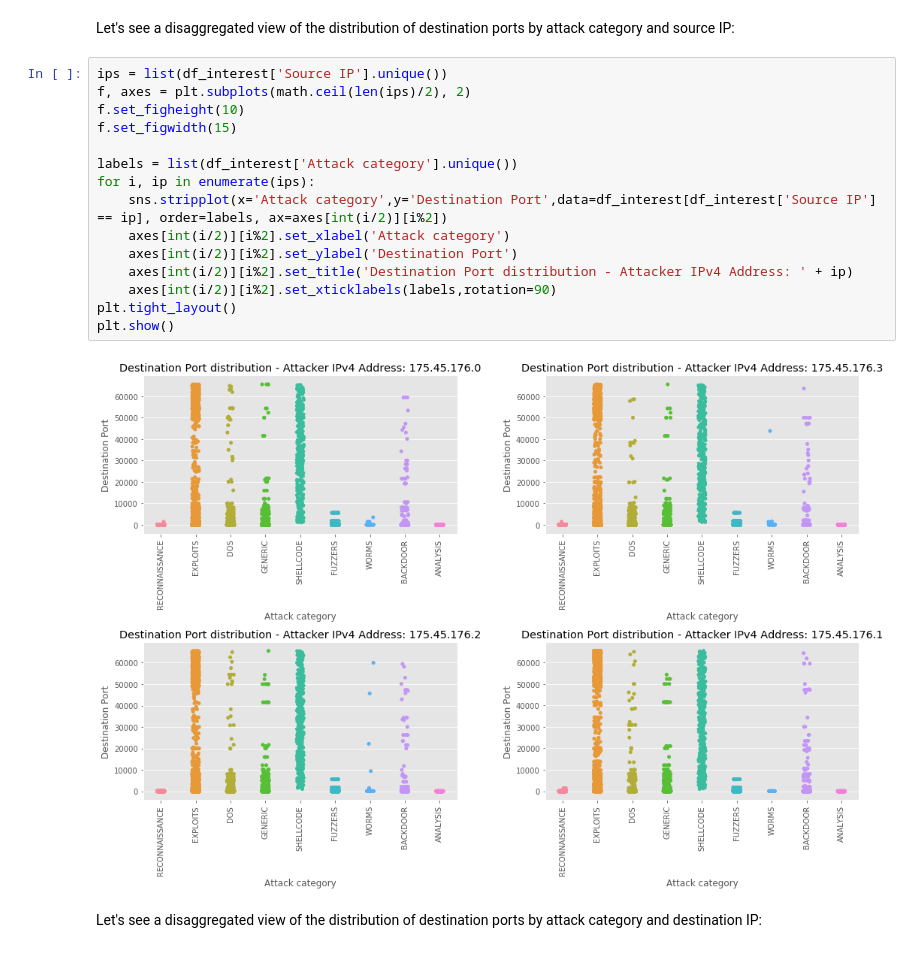
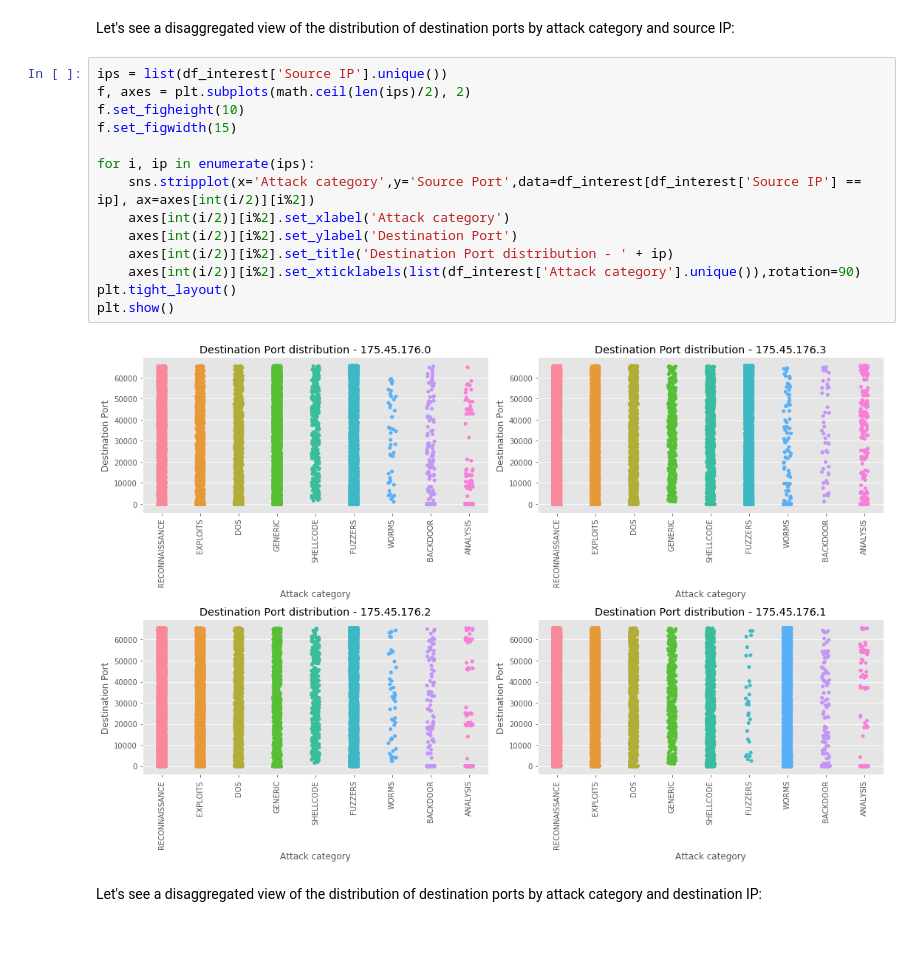
Before and after one commit to juliandariomirandacalle/DataScience_Cybersecurity, a Jupyter notebook: 01-EDA_Cyber_Attacks/W2_DS_Cybersecurity_student.ipynb, the cells around one changed output. Cells and saved outputs as stored; diff of their text form.

```diff
--- a/01-EDA_Cyber_Attacks/W2_DS_Cybersecurity_student.ipynb
+++ b/01-EDA_Cyber_Attacks/W2_DS_Cybersecurity_student.ipynb
@@ -891,20 +892,19 @@ Let's see a disaggregated view of the distribution of destination ports by attac
 # %%
 ips = list(df_interest['Source IP'].unique())
 f, axes = plt.subplots(math.ceil(len(ips)/2), 2)
 f.set_figheight(10)
 f.set_figwidth(15)
 
-labels = list(df_interest['Attack category'].unique())
 for i, ip in enumerate(ips):
-    sns.stripplot(x='Attack category',y='Destination Port',data=df_interest[df_interest['Source IP'] == ip], order=labels, ax=axes[int(i/2)][i%2])
+    sns.stripplot(x='Attack category',y='Source Port',data=df_interest[df_interest['Source IP'] == ip], ax=axes[int(i/2)][i%2])
     axes[int(i/2)][i%2].set_xlabel('Attack category')
     axes[int(i/2)][i%2].set_ylabel('Destination Port')
-    axes[int(i/2)][i%2].set_title('Destination Port distribution - Attacker IPv4 Address: ' + ip)
-    axes[int(i/2)][i%2].set_xticklabels(labels,rotation=90)
+    axes[int(i/2)][i%2].set_title('Destination Port distribution - ' + ip)
+    axes[int(i/2)][i%2].set_xticklabels(list(df_interest['Attack category'].unique()),rotation=90)
 plt.tight_layout()
 plt.show()
 # %% [output]
-[figure, old version]
+[figure, new version]
 # %% [markdown]
 Let's see a disaggregated view of the distribution of destination ports by attack category and destination IP:
 # %%
```
Also changed, not shown: parts of 10 cells of this notebook.
